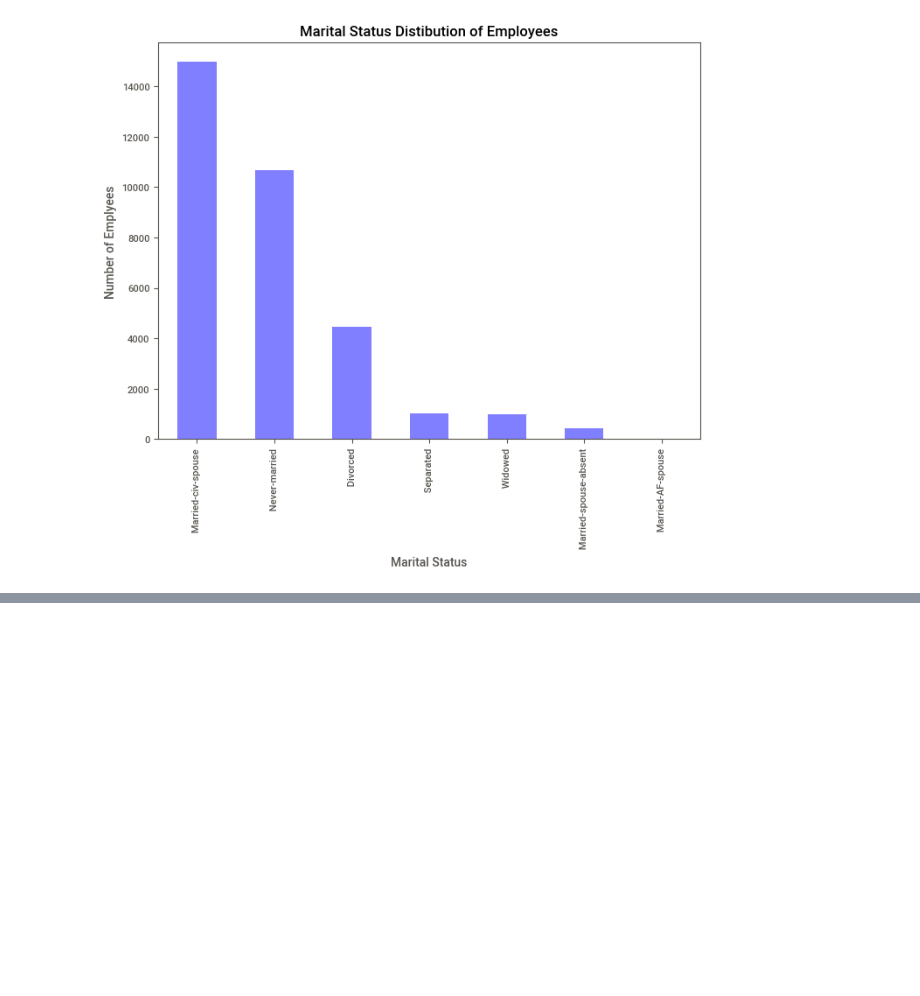
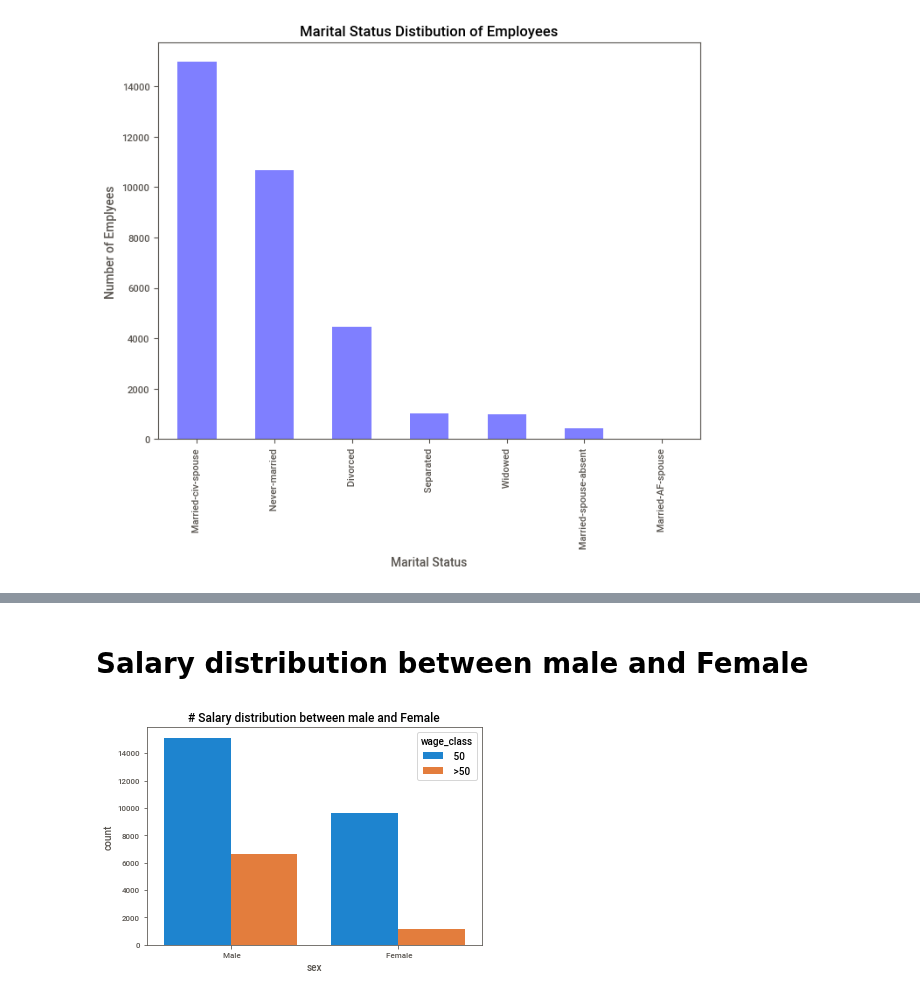
Before and after one commit to RancyChepchirchir/Assignments, a Jupyter notebook: 21.XGBoost_Assignment.ipynb, the cells around one changed output, grey strips where cells are left out. Saved outputs shown, nothing was run; the diff lists cells and outputs as text; code cells hidden in the pictures; blank space fills up the shorter version.

```diff
--- a/21.XGBoost_Assignment.ipynb
+++ b/21.XGBoost_Assignment.ipynb
@@ -90,0 +123,2 @@ There is 0 missing values in the dataframe
+# %%
+train_df = train_set.replace(" ?" , np.nan).dropna()
@@ -115,0 +143,2 @@ train_set[cols] = train_set[cols].replace({'\$': '', ',': '','<':'','=':'','K':'
+# %%
+train_df['wage_class'] = train_df['wage_class'].replace({" <=50K.": "<=50k" , " >50K.":">50K"})
@@ -122,4 +153,6 @@ train_set.head()
 | 2 | 38 | Private | 215646 | HS-grad | 9 | Divorced | Handlers-cleaners | Not-in-family | ... |
 | 3 | 53 | Private | 234721 | 11th | 7 | Married-civ-spouse | Handlers-cleaners | Husband | ... |
 | 4 | 28 | Private | 338409 | Bachelors | 13 | Married-civ-spouse | Prof-specialty | Wife | ... |
+# %%
+train_set2 = train_df[:]
 # %%
@@ -127 +160,4 @@ test_set2 = test_set.copy()
+# %%
+# Run this when something goes wrong so u dont have to run everything from above
+train_df = train_set2.copy()
 # %%
@@ -221,0 +244,8 @@ py.iplot(fig)
+# %% [markdown]
+# Salary distribution between male and Female
+# %%
+sns.countplot(x='sex' , hue = 'wage_class' , data = train_df)
+plt.title("# Salary distribution between male and Female")
+plt.show()
+# %% [output]
+[figure, added]
```
Also changed, not shown: parts of 33 cells of this notebook, 4 other files.
